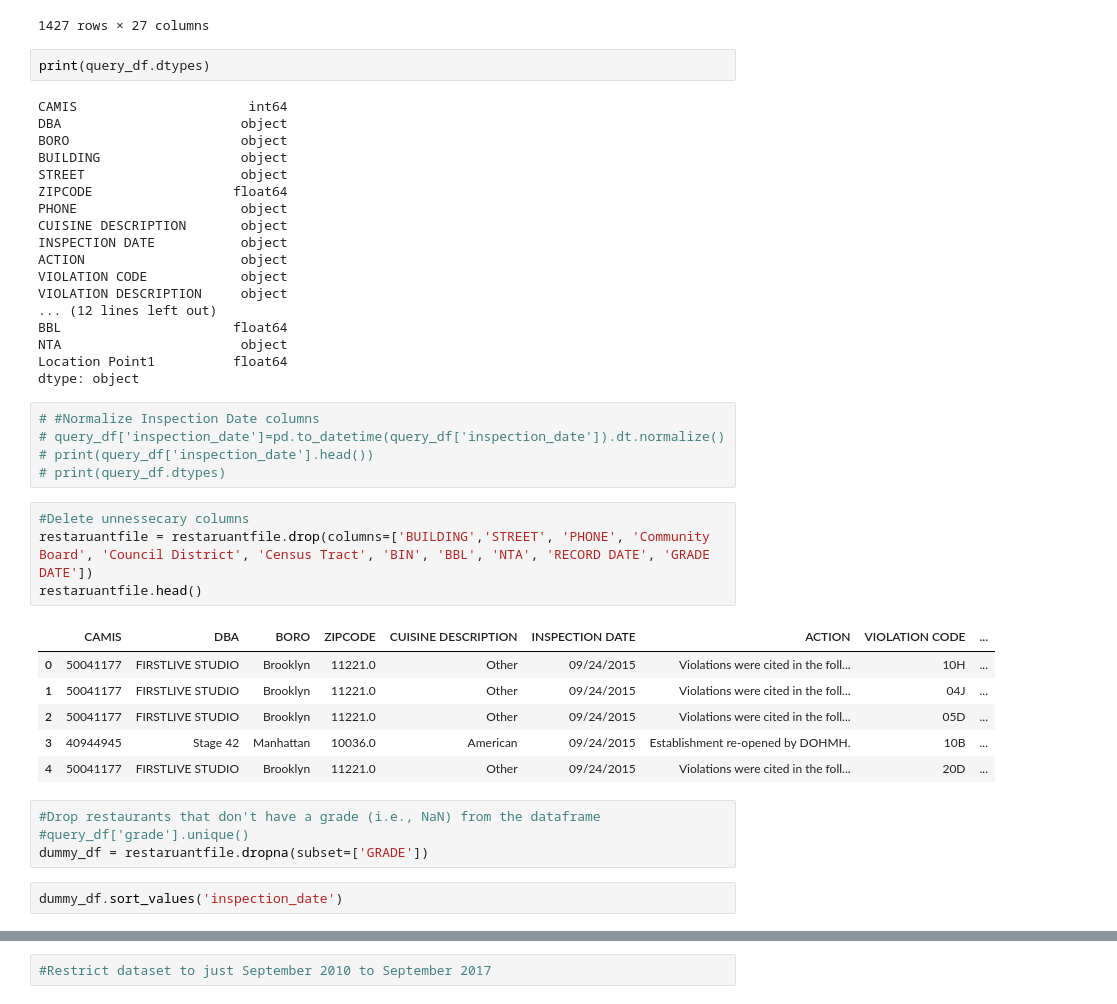
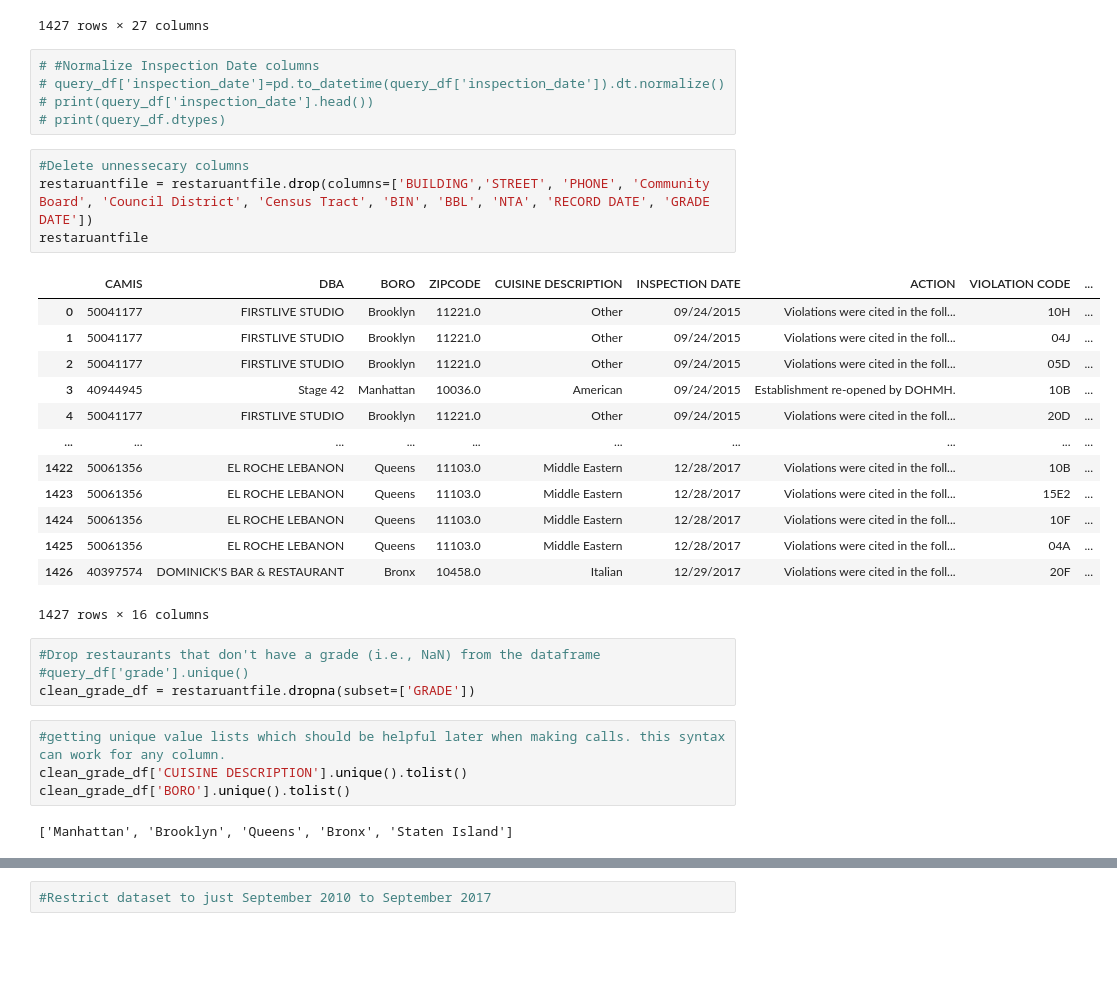
Before and after one commit to troyflood94/pizza_rats, a Jupyter notebook: pizza_rats.ipynb, the cells around one changed output, grey strips where cells are left out. Drawn from its saved outputs; the diff is of its cells as text; blank space fills up the shorter version.

Commit message:
minor cleaning, got rid of that random document.

```diff
--- a/pizza_rats.ipynb
+++ b/pizza_rats.ipynb
@@ -21,26 +21,6 @@ restaruantfile
 | 1425 | 50061356 | EL ROCHE LEBANON | Queens | 2548 | STEINWAY ST | 11103.0 | 7182676222 | Middle Eastern | 12/28/2017 | ... |
 | 1426 | 40397574 | DOMINICK'S BAR & RESTAURANT | Bronx | 2335 | ARTHUR AVENUE | 10458.0 | 7187332807 | Italian | 12/29/2017 | ... |
 1427 rows × 27 columns
-# %%
-print(query_df.dtypes)
-# %% [output]
-CAMIS                      int64
-DBA                       object
-BORO                      object
-BUILDING                  object
-STREET                    object
-ZIPCODE                  float64
-PHONE                     object
-CUISINE DESCRIPTION       object
-INSPECTION DATE           object
-ACTION                    object
-VIOLATION CODE            object
-VIOLATION DESCRIPTION     object
-... (12 lines left out)
-BBL                      float64
-NTA                       object
-Location Point1          float64
-dtype: object
 # %%
 # #Normalize Inspection Date columns
 # query_df['inspection_date']=pd.to_datetime(query_df['inspection_date']).dt.normalize()
@@ -49,17 +29,28 @@ dtype: object
 # %%
 #Delete unnessecary columns
 restaruantfile = restaruantfile.drop(columns=['BUILDING','STREET', 'PHONE', 'Community Board', 'Council District', 'Census Tract', 'BIN', 'BBL', 'NTA', 'RECORD DATE', 'GRADE DATE'])
-restaruantfile.head()
+restaruantfile
 # %% [output]
 |  | CAMIS | DBA | BORO | ZIPCODE | CUISINE DESCRIPTION | INSPECTION DATE | ACTION | VIOLATION CODE | ... |
 | 0 | 50041177 | FIRSTLIVE STUDIO | Brooklyn | 11221.0 | Other | 09/24/2015 | Violations were cited in the foll... | 10H | ... |
 | 1 | 50041177 | FIRSTLIVE STUDIO | Brooklyn | 11221.0 | Other | 09/24/2015 | Violations were cited in the foll... | 04J | ... |
 | 2 | 50041177 | FIRSTLIVE STUDIO | Brooklyn | 11221.0 | Other | 09/24/2015 | Violations were cited in the foll... | 05D | ... |
 | 3 | 40944945 | Stage 42 | Manhattan | 10036.0 | American | 09/24/2015 | Establishment re-opened by DOHMH. | 10B | ... |
 | 4 | 50041177 | FIRSTLIVE STUDIO | Brooklyn | 11221.0 | Other | 09/24/2015 | Violations were cited in the foll... | 20D | ... |
+| ... | ... | ... | ... | ... | ... | ... | ... | ... | ... |
+| 1422 | 50061356 | EL ROCHE LEBANON | Queens | 11103.0 | Middle Eastern | 12/28/2017 | Violations were cited in the foll... | 10B | ... |
+| 1423 | 50061356 | EL ROCHE LEBANON | Queens | 11103.0 | Middle Eastern | 12/28/2017 | Violations were cited in the foll... | 15E2 | ... |
+| 1424 | 50061356 | EL ROCHE LEBANON | Queens | 11103.0 | Middle Eastern | 12/28/2017 | Violations were cited in the foll... | 10F | ... |
+| 1425 | 50061356 | EL ROCHE LEBANON | Queens | 11103.0 | Middle Eastern | 12/28/2017 | Violations were cited in the foll... | 04A | ... |
+| 1426 | 40397574 | DOMINICK'S BAR & RESTAURANT | Bronx | 10458.0 | Italian | 12/29/2017 | Violations were cited in the foll... | 20F | ... |
+1427 rows × 16 columns
 # %%
 #Drop restaurants that don't have a grade (i.e., NaN) from the dataframe
 #query_df['grade'].unique()
-dummy_df = restaruantfile.dropna(subset=['GRADE'])
+clean_grade_df = restaruantfile.dropna(subset=['GRADE'])
-# %%
-dummy_df.sort_values('inspection_date')
+# %%
+#getting unique value lists which should be helpful later when making calls. this syntax can work for any column.
+clean_grade_df['CUISINE DESCRIPTION'].unique().tolist()
+clean_grade_df['BORO'].unique().tolist()
+# %% [output]
+['Manhattan', 'Brooklyn', 'Queens', 'Bronx', 'Staten Island']
```
Also changed, not shown: parts of 8 cells of this notebook, 1 other file.
